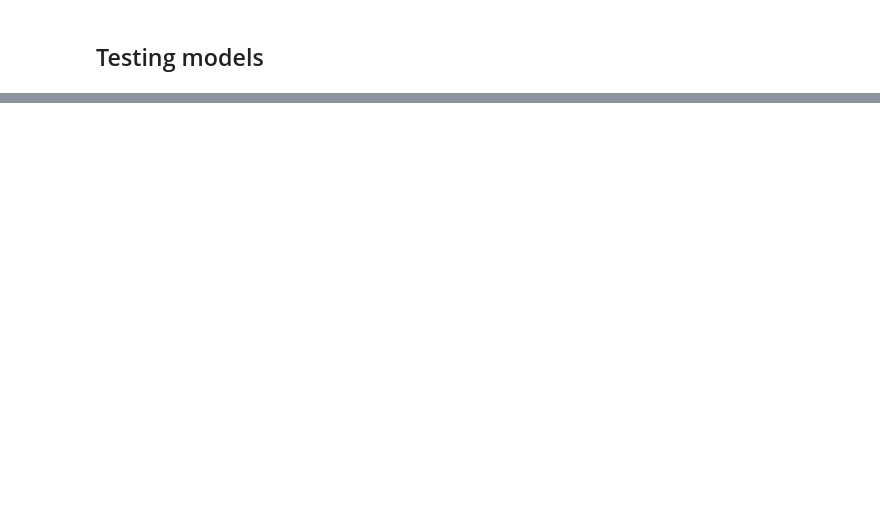
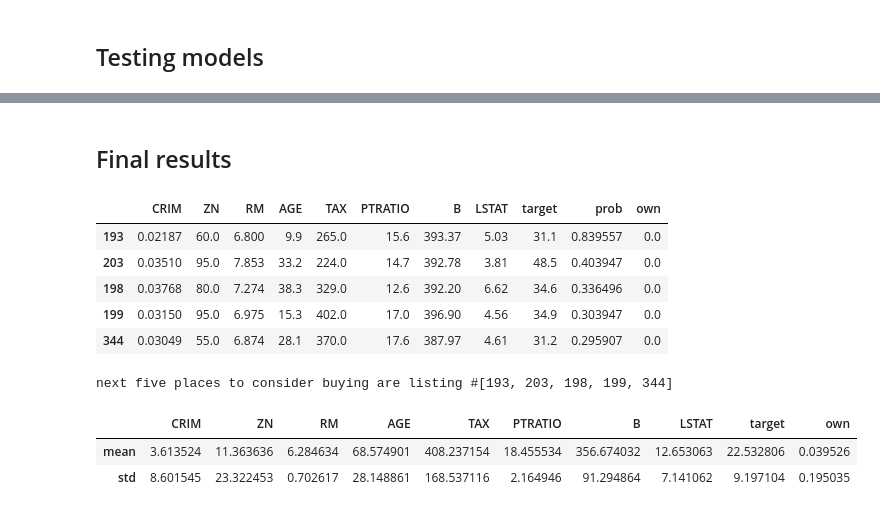
Before and after one commit to alik604/Notebooks, a Jupyter notebook: Recommendation systems/Boston_housing_recommendation_system.ipynb, the cells around one changed output, grey strips where cells are left out. Saved outputs shown, nothing was run; the diff lists cells and outputs as text; code cells hidden in the pictures; blank space fills up the shorter version.

```diff
--- a/Recommendation systems/Boston_housing_recommendation_system.ipynb
+++ b/Recommendation systems/Boston_housing_recommendation_system.ipynb
@@ -197,0 +221,5 @@ np.array(y_test)
+# %%
+M_NB = MultinomialNB()
+M_NB.fit(X_train, y_train)
+y_pred = M_NB.predict(X_test)
+print('MultinomialNB: Accuracy: {0}'.format(metrics.accuracy_score(y_test, y_pred)))
@@ -197,0 +228,5 @@ np.array(y_test)
+# %%
+C_NB = ComplementNB()
+C_NB.fit(X_train, y_train)
+y_pred = C_NB.predict(X_test)
+print('ComplementNB: Accuracy: {0}'.format(metrics.accuracy_score(y_test, y_pred)))
@@ -197,0 +269,12 @@ np.array(y_test)
+# %%
+clf1 =GradientBoostingClassifier()
+clf2 = RandomForestClassifier(n_estimators=20, random_state=1)
+clf3 = GaussianNB()
+clf4 = AdaBoostClassifier()
+
+eclf = VotingClassifier(estimators=[('GradientBoostingClassifier', clf1), ('rf', clf2), ('gnb', clf3),('DecisionTreeClassifier', clf0),('knn', knn),('BernoulliNB',B_NB),('AdaBoostClassifier',clf4)], voting='soft') #soft
+l1 = [clf1, clf2, clf3, B_NB, knn, B_NB,clf4,eclf]
+l2 = ['GradientBoostingClassifier', 'Random Forest', 'naive Bayes','DecisionTreeClassifier','KNN','BernoulliNB','AdaBoostClassifier', 'Ensemble']
+for clf, label in zip(l1,l2):
+     scores = cross_val_score(clf, X, y, cv=5, scoring='accuracy')
+     print("Accuracy: %0.2f (+/- %0.2f) [%s]" % (scores.mean(), scores.std(), label))
@@ -197,0 +290,3 @@ np.array(y_test)
+# %%
+eclf.fit(X_train,y_train)
+#np.array(eclf.predict(X_test) == y_test)
@@ -197,0 +311,29 @@ np.array(y_test)
+# %% [markdown]
+## Final results
+# %%
+#X_train, X_test, y_train, y_test = non_shuffling_train_test_split(X, y, test_size=0.85)
+
+df_prediction = X_test.copy()
+df_prediction['prob'] = eclf.predict_proba(X_test)[:,1]
+df_prediction['own'] = y_test
+df_prediction = df_prediction[df_prediction['own']==0]
+df_prediction= df_prediction.sort_values(['prob'],ascending=False,axis=0)
+df_prediction.head(5)
+# %% [output]
+|  | CRIM | ZN | RM | AGE | TAX | PTRATIO | B | LSTAT | target | prob | own |
+| 193 | 0.02187 | 60.0 | 6.800 | 9.9 | 265.0 | 15.6 | 393.37 | 5.03 | 31.1 | 0.839557 | 0.0 |
+| 203 | 0.03510 | 95.0 | 7.853 | 33.2 | 224.0 | 14.7 | 392.78 | 3.81 | 48.5 | 0.403947 | 0.0 |
+| 198 | 0.03768 | 80.0 | 7.274 | 38.3 | 329.0 | 12.6 | 392.20 | 6.62 | 34.6 | 0.336496 | 0.0 |
+| 199 | 0.03150 | 95.0 | 6.975 | 15.3 | 402.0 | 17.0 | 396.90 | 4.56 | 34.9 | 0.303947 | 0.0 |
+| 344 | 0.03049 | 55.0 | 6.874 | 28.1 | 370.0 | 17.6 | 387.97 | 4.61 | 31.2 | 0.295907 | 0.0 |
+# %%
+print('next five places to consider buying are listing #{0}'.format(str(list(df_prediction.index[:5]))))
+# %% [output]
+next five places to consider buying are listing #[193, 203, 198, 199, 344]
+# %%
+x = df.describe()
+x.iloc[[1,2]]
+# %% [output]
+|  | CRIM | ZN | RM | AGE | TAX | PTRATIO | B | LSTAT | target | own |
+| mean | 3.613524 | 11.363636 | 6.284634 | 68.574901 | 408.237154 | 18.455534 | 356.674032 | 12.653063 | 22.532806 | 0.039526 |
+| std | 8.601545 | 23.322453 | 0.702617 | 28.148861 | 168.537116 | 2.164946 | 91.294864 | 7.141062 | 9.197104 | 0.195035 |
```
Also changed, not shown: parts of 33 cells of this notebook.
